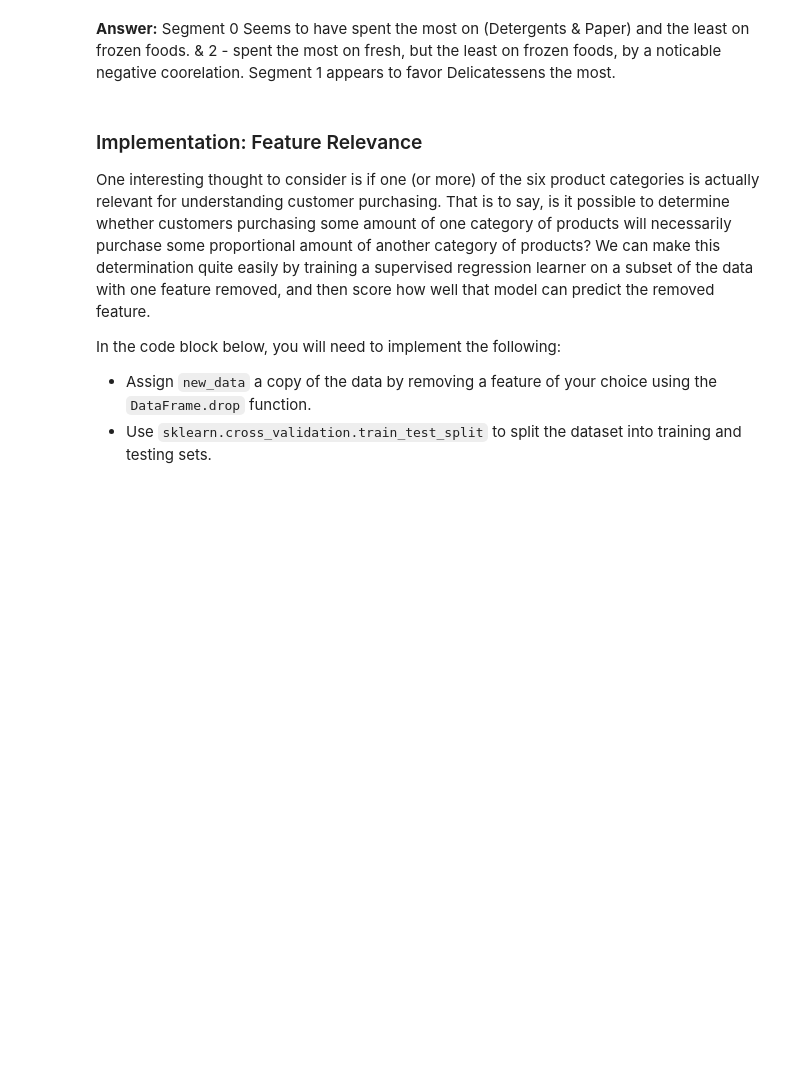
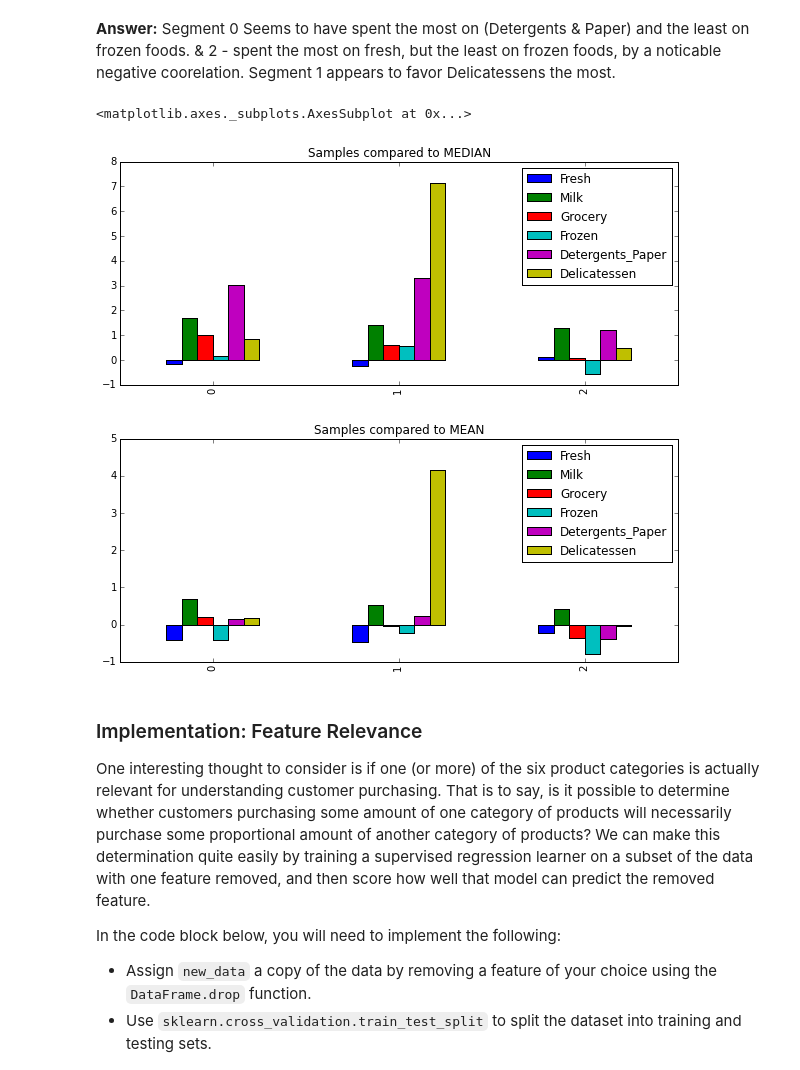
Before and after one commit to jreyles/mlnd, a Jupyter notebook: creating_customer_segments/customer_segments.ipynb, the cells around one changed output. Drawn from its saved outputs; the diff is of its cells as text; code cells hidden in the pictures; blank space fills up the shorter version.

```diff
--- a/creating_customer_segments/customer_segments.ipynb
+++ b/creating_customer_segments/customer_segments.ipynb
@@ -79,6 +79,15 @@ Consider the total purchase cost of each product category and the statistical de
 # %% [markdown]
 **Answer:** Segment 0 Seems to have spent the most on  (Detergents & Paper)  and the least on frozen foods. & 2 - spent the most on fresh, but the least on frozen foods, by a noticable negative coorelation.
 Segment 1 appears to favor Delicatessens the most.
+# %%
+
+((samples-data.median()) / data.median()).plot(kind = 'bar', figsize=(10,4), title='Samples compared to MEDIAN')
+
+((samples-data.mean()) / data.mean()).plot(kind = 'bar',figsize=(10,4), title='Samples compared to MEAN')
+# %% [output]
+<matplotlib.axes._subplots.AxesSubplot at 0x...>
+[figure, added]
+[figure, added]
 # %% [markdown]
 ### Implementation: Feature Relevance
 One interesting thought to consider is if one (or more) of the six product categories is actually relevant for understanding customer purchasing. That is to say, is it possible to determine whether customers purchasing some amount of one category of products will necessarily purchase some proportional amount of another category of products? We can make this determination quite easily by training a supervised regression learner on a subset of the data with one feature removed, and then score how well that model can predict the removed feature.
```
Also changed, not shown: parts of 24 cells of this notebook.
